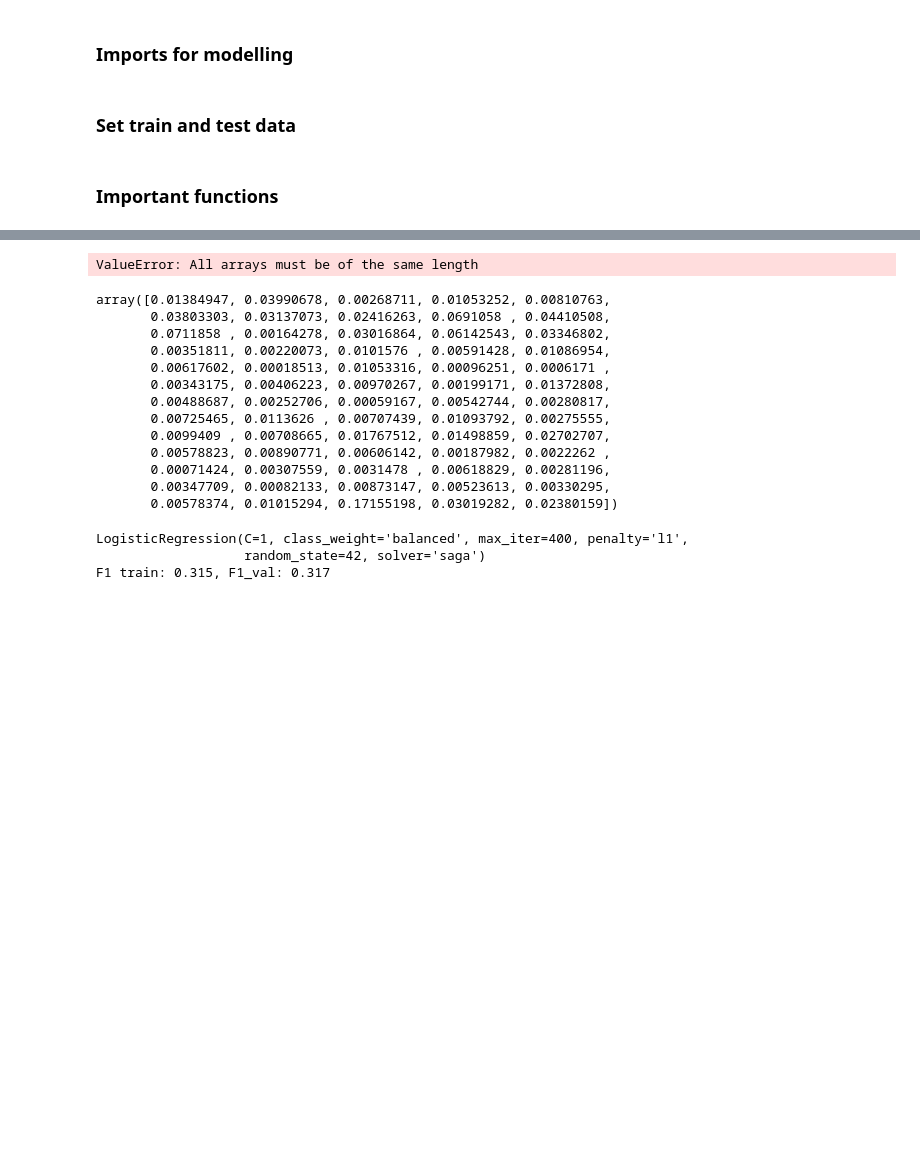
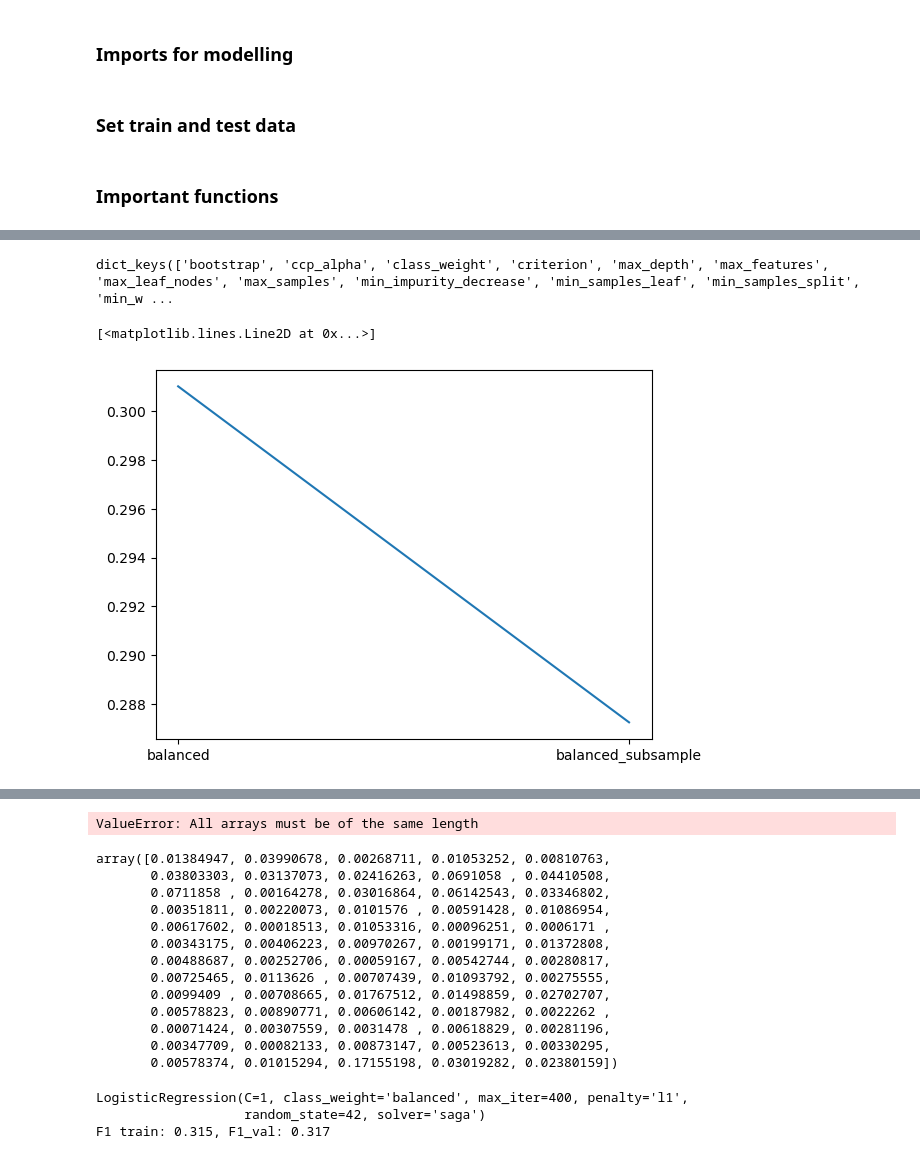
Before and after one commit to ontenkutsenko/ML_Hospital_Readmissions, a Jupyter notebook: Main workbook.ipynb, the cells around one changed output, grey strips where cells are left out. Saved outputs shown, nothing was run; the diff lists cells and outputs as text; code cells hidden in the pictures; blank space fills up the shorter version.

Commit message:
target encoding added, feature selection loop done

```diff
--- a/Main workbook.ipynb
+++ b/Main workbook.ipynb
@@ -1419,6 +1339,2 @@ target =  'readmitted_binary'
-# %%
-X_train = df_train[columns_to_use]
-y_train = df_train[target]
-X_test = df_test[columns_to_use]
 # %% [markdown]
 ### Important functions
@@ -1468,7 +1391,7 @@ def patient_features(df_train, df_test):
     df_test = pd.merge(df_test, was_readmitted[['patient_num_readmitted', 'patient_was_readmitted', 'encounter_id']], how = 'left', on = 'encounter_id').fillna(0)
     df_test[['patient_num_readmitted', 'patient_was_readmitted']] = df_test[['patient_num_readmitted', 'patient_was_readmitted']].astype(int)
 
-    return df_train, df_test
+    return df_train, df_test, ['patient_total_visits', 'patient_num_readmitted']
 # %%
 def upsampler(data,
               target,
@@ -1619,17 +1707,17 @@ target = 'readmitted_binary'
 # %%
 model = RandomForestClassifier(random_state = random_state)
 params = {
-    'n_estimators': np.random.randint(120, 180, 5),
-    'max_depth': np.random.randint(10, 20, 3),
-    'min_samples_split': np.random.randint(2, 10, 3),
-    'min_samples_leaf': np.random.randint(7, 15, 3),
-    'bootstrap': [True, False],
-    'criterion': ['gini', 'entropy'],
-    'class_weight': ['balanced', 'balanced_subsample' ]
+    'n_estimators': np.arange(100, 200, 5),
+    'max_depth': np.arange(10, 25, 1),
+    'min_samples_split': np.arange(0, 0.003, 0.0005) + 0.000001,
+    'min_samples_leaf': np.arange(0, 0.003, 0.0005) + 0.000001,
+    'criterion': ['gini', 'entropy', 'log_loss'],
+    'class_weight': ['balanced', 'balanced_subsample'],
+    'max_features': ['sqrt', 'log2'],
 }
 
 result = []
-for i in range(5):
+for i in tqdm(range(100)):
     random_params = {}
     for key, values in params.items():
         random_params[key] = random.choice(values)
@@ -1637,11 +1725,14 @@ for i in range(5):
                      target,
                      model,
                      random_params,
-                     scaling = False,
+
+                     scaling = True,
                      features_for_scaling_minmax = features_for_scaling_minmax,
                      features_for_scaling_standard = features_for_scaling_standard,
+
+                     # target_encoding = True,
+                     # features_for_encoding = features_for_encoding,
+
                      upsample = False,
-                     # upsample_size = 1/2,
-                     # add_noise = False,
                      cv=5))
 # %% [output]
@@ -1648,0 +1826,11 @@ NameError: name 'cross_validation' is not defined
+# %%
+for key in list(params.keys()):
+    # try:
+        hyperparam = key
+        hyperparam_df = pd.DataFrame([(result[i][0][hyperparam], result[i][1][1]) for i in range(len(result))],
+                                     columns = ['hyperparameter', 'f1']).fillna('None')
+        plt.plot(hyperparam_df.groupby('hyperparameter').max())
+        plt.plot(hyperparam_df.groupby('hyperparameter').median())
+        plt.plot(hyperparam_df.groupby('hyperparameter').min())
+        plt.title(key)
+        plt.show()
@@ -1648,0 +1874,9 @@ NameError: name 'cross_validation' is not defined
+# %%
+result[0][0].keys()
+# %% [output]
+dict_keys(['bootstrap', 'ccp_alpha', 'class_weight', 'criterion', 'max_depth', 'max_features', 'max_leaf_nodes', 'max_samples', 'min_impurity_decrease', 'min_samples_leaf', 'min_samples_split', 'min_w ...
+# %%
+plt.plot(hyperparam_df.groupby('hyperparameter').min())
+# %% [output]
+[<matplotlib.lines.Line2D at 0x...>]
+[figure, added]
```
Also changed, not shown: parts of 40 cells of this notebook, 5 other files.
